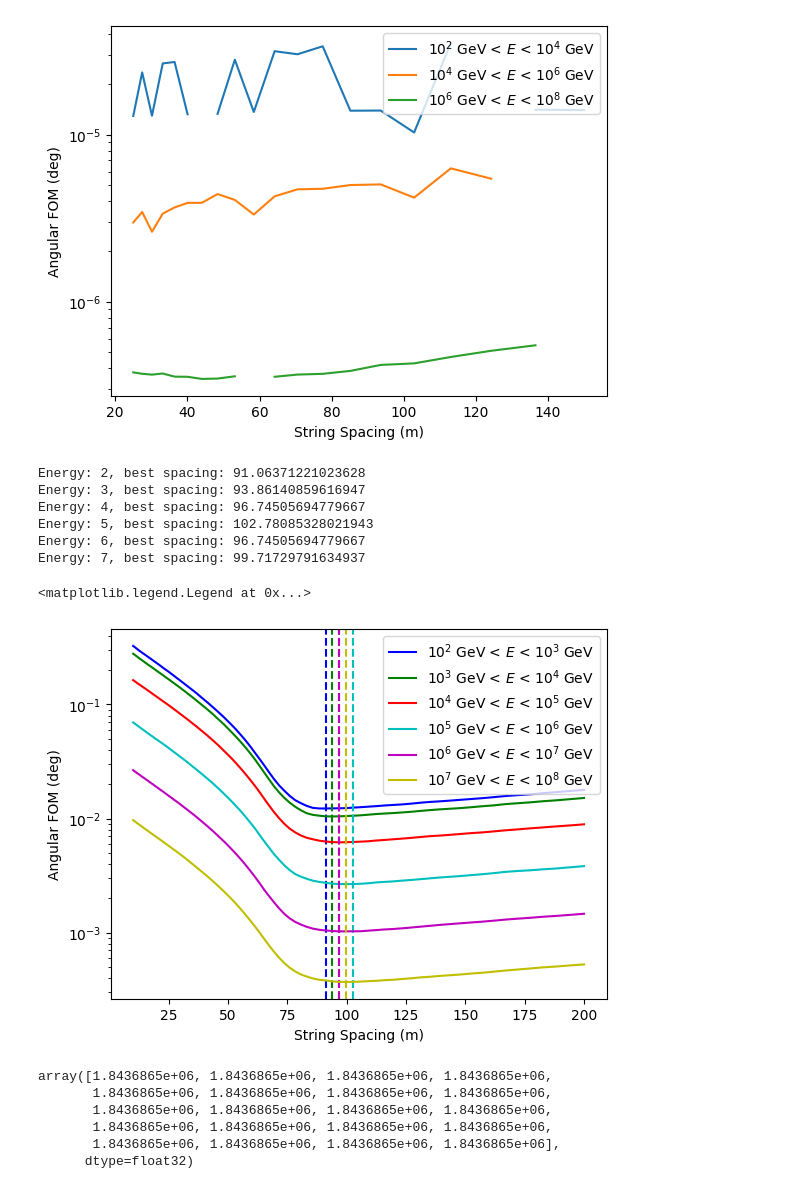
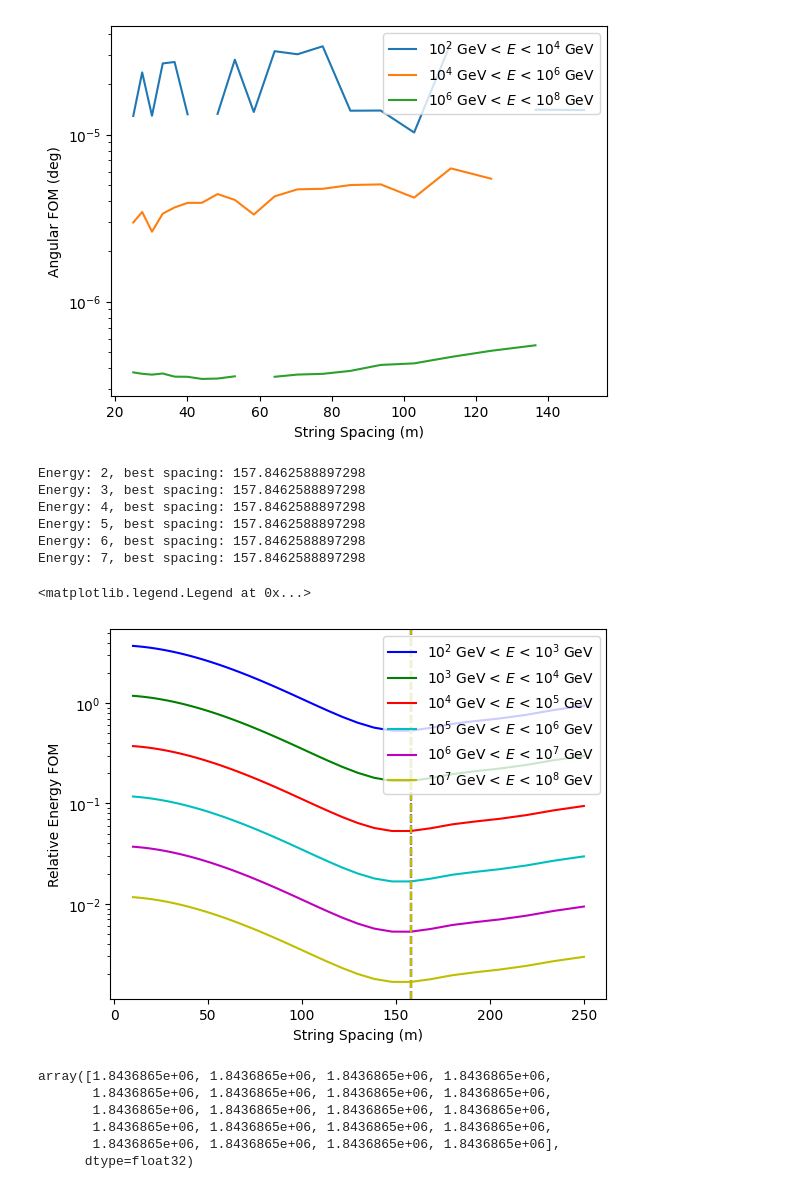
Before and after one commit to kristiantcho/nugget, a Jupyter notebook: nugget/examples/poisson_tests.ipynb, the cells around one changed output. Cells and saved outputs as stored; diff of their text form; code cells hidden in the pictures.

```diff
--- a/nugget/examples/poisson_tests.ipynb
+++ b/nugget/examples/poisson_tests.ipynb
@@ -190,44 +190,53 @@ plt.legend()
 <matplotlib.legend.Legend at 0x...>
 [figure]
 # %%
-angular_loss_dicts = pickle.load(open("pois_tests/pois_127_angular_loss_dicts_energies.pkl", "rb"))
+num_strings = 61
+event_type = 'cascade'
+param_type = 'energy' # energy or angular
+angular_loss_dicts = pickle.load(open(f"pois_tests/pois_{num_strings}_{event_type}_{param_type}_loss_dicts_energies.pkl", "rb"))
 # %%
 spacing_min = 10
-spacing_max = 200
-spacing_count = 100
-selection_limits = {'zenith': 'horizontal'}
+spacing_max = 250
+spacing_count = 50
+# selection_limits = {'zenith': 'vertical'}
 colors = ['b', 'g', 'r', 'c', 'm', 'y']
 for energy in range(2,8):
     angular_foms = []
-    # signal_events = nugget.utils.data_tools.load_signal_events_parquet(f"pois_tests/pois_space_127_signal_events_e{energy}-e{energy+1 if energy < 6 else energy+2}.parquet")
+    signal_events = nugget.utils.data_tools.load_signal_events_parquet(f"pois_tests/pois_space_{num_strings}_{event_type}_signal_events_e{energy}-e{energy+1}.parquet")
     # selection_inds = nugget.utils.data_tools.select_event_indices(
     # events=signal_events,
     # limits=selection_limits)
     # for angular_loss_dict in angular_loss_dicts[f'{energy}-{energy+1}' if energy < 6 else f'{energy}-{energy+2}']:
     for angular_loss_dict in angular_loss_dicts[f'{energy}-{energy+1}']:
         # angular_foms.append(angular_loss_dict['angular_resolution_loss'])
         ang_res = angular_loss_dict['resolution_per_event']#[selection_inds]
         # angular_foms.append(1 / torch.sqrt(torch.sum(1 / (ang_res[torch.isfinite(ang_res)] ** 2))))
-        angular_foms.append(ang_res[torch.isfinite(ang_res)].median())
+        if param_type == 'energy':
+            energies = torch.tensor([params['energy'] for params in signal_events])
+            ang_res = ang_res/energies
+        angular_foms.append(ang_res[torch.isfinite(ang_res)].mean())
     angular_foms = torch.stack(angular_foms).squeeze().cpu().numpy()
     # plt.plot(np.logspace(np.log10(spacing_min), np.log10(spacing_max), spacing_count)[:len(angular_foms)], angular_foms, label=fr"10$^{{{energy}}}$ GeV < $E$ < $10^{{{energy+1 if energy < 6 else energy+2}}}$ GeV", color=colors[energy-2])
     plt.plot(np.logspace(np.log10(spacing_min), np.log10(spacing_max), spacing_count)[:len(angular_foms)], angular_foms, label=fr"10$^{{{energy}}}$ GeV < $E$ < $10^{{{energy+1}}}$ GeV", color=colors[energy-2])
     # plot the vertical line at the string spacing where the angular FOM is minimized
     plt.axvline(np.logspace(np.log10(spacing_min), np.log10(spacing_max), spacing_count)[:len(angular_foms)][np.argmin(angular_foms)], linestyle='--', color=colors[energy-2])
     print(f"Energy: {energy}, best spacing: {np.logspace(np.log10(spacing_min), np.log10(spacing_max), spacing_count)[:len(angular_foms)][np.argmin(angular_foms)]}")
 plt.xlabel("String Spacing (m)")
-plt.ylabel("Angular FOM (deg)")
+if param_type == 'energy':
+    plt.ylabel("Relative Energy FOM")
+else:
+    plt.ylabel("Angular FOM (deg)")
 plt.yscale('log')
 plt.legend()
 # %% [output]
-Energy: 2, best spacing: 91.06371221023628
-Energy: 3, best spacing: 93.86140859616947
-Energy: 4, best spacing: 96.74505694779667
-Energy: 5, best spacing: 102.78085328021943
-Energy: 6, best spacing: 96.74505694779667
-Energy: 7, best spacing: 99.71729791634937
+Energy: 2, best spacing: 157.8462588897298
+Energy: 3, best spacing: 157.8462588897298
+Energy: 4, best spacing: 157.8462588897298
+Energy: 5, best spacing: 157.8462588897298
+Energy: 6, best spacing: 157.8462588897298
+Energy: 7, best spacing: 157.8462588897298
 <matplotlib.legend.Legend at 0x...>
-[figure, old version]
+[figure, new version]
 # %%
 # save angular_loss_dicts and energy_loss_dicts to a file
 import pickle
```
Also changed, not shown: 3 other files.
